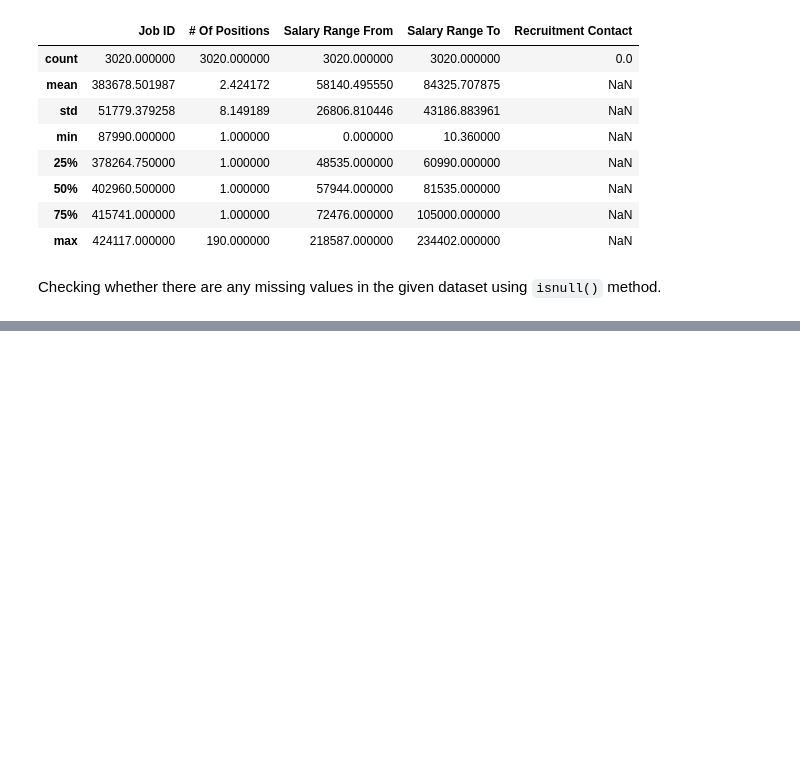
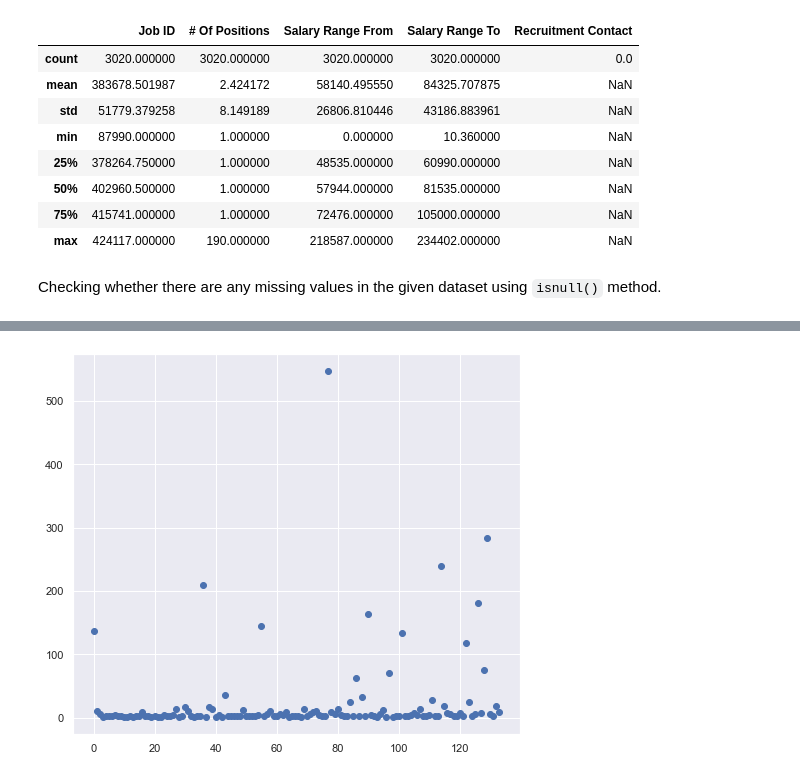
Before and after one commit to Data-Citadel/IDS_GROUP006, a Jupyter notebook: Clustering-New York Job Posting Data.ipynb, the cells around one changed output, grey strips where cells are left out. Cells and saved outputs as stored; diff of their text form; code cells hidden in the pictures; blank space fills up the shorter version.

```diff
--- a/Clustering-New York Job Posting Data.ipynb
+++ b/Clustering-New York Job Posting Data.ipynb
@@ -165,0 +345,6 @@ X = job_data[X_fields]
+# %%
+fig, job_ax = plt.subplots(figsize=(8,7))
+plt.scatter(jobs_by_category.index.values, jobs_by_category['Job ID'])
+plt.show()
+# %% [output]
+[figure, added]
```
Also changed, not shown: parts of 29 cells of this notebook.
